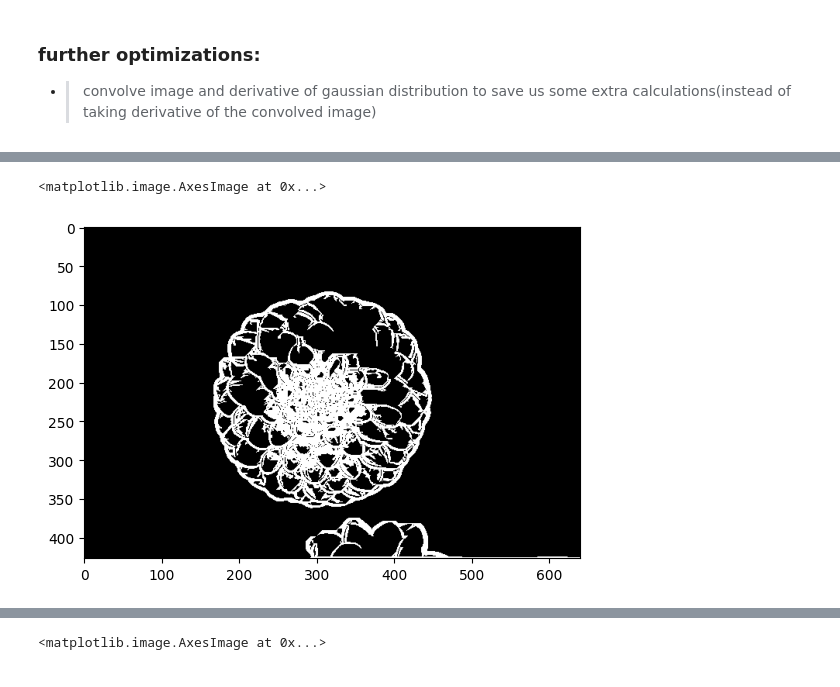
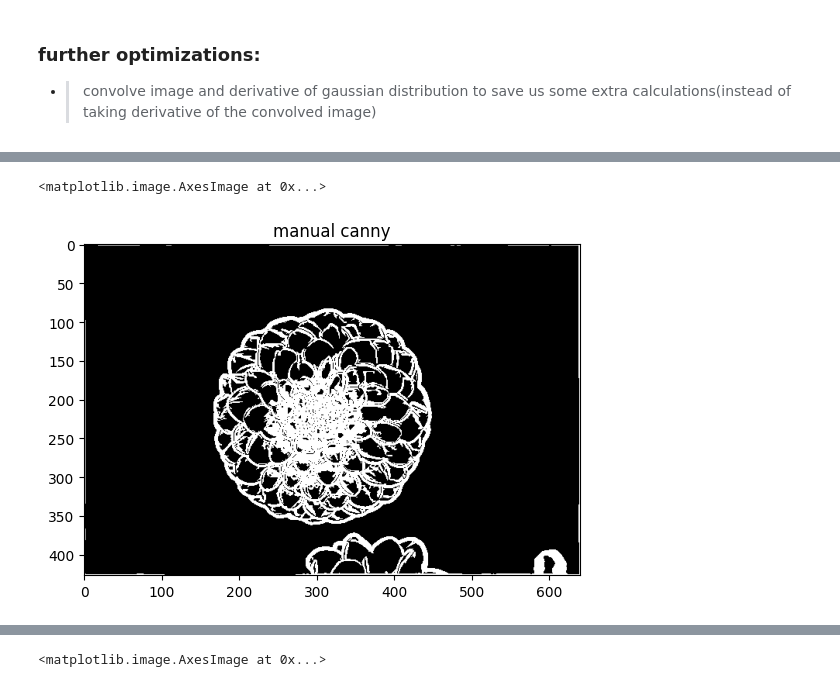
Before and after one commit to York-Citynew/edge_detection, a Jupyter notebook: edge_detection.ipynb, the cells around one changed output, grey strips where cells are left out. Cells and saved outputs as stored; diff of their text form; code cells hidden in the pictures.

```diff
--- a/edge_detection.ipynb
+++ b/edge_detection.ipynb
@@ -115,18 +116,17 @@ plt.show()
 # %%
-l = 40
-h = 300
-rows, cols = g_magnitude.shape
-edge_map = np.zeros((rows, cols), dtype=np.uint8)
+l, h = 40, 100
+edge_map = np.zeros(g_magnitude.shape, dtype=np.uint8)
 
 strong_edges = np.where(g_magnitude >= h)
-weak_edges = np.argwhere(g_magnitude >= l)
+weak_edges = np.argwhere((h > g_magnitude) & (g_magnitude >= l))
 
 edge_map[strong_edges] = 255
 
 for i, j in weak_edges:
     if np.any(edge_map[i-1:i+2, j-1:j+2] == 255):
         edge_map[i, j] = 255
+plt.title('manual canny')
 plt.imshow(edge_map,'gray')
 # %% [output]
 <matplotlib.image.AxesImage at 0x...>
-[figure, old version]
+[figure, new version]
```
Also changed, not shown: parts of 5 cells of this notebook, 1 other file.
